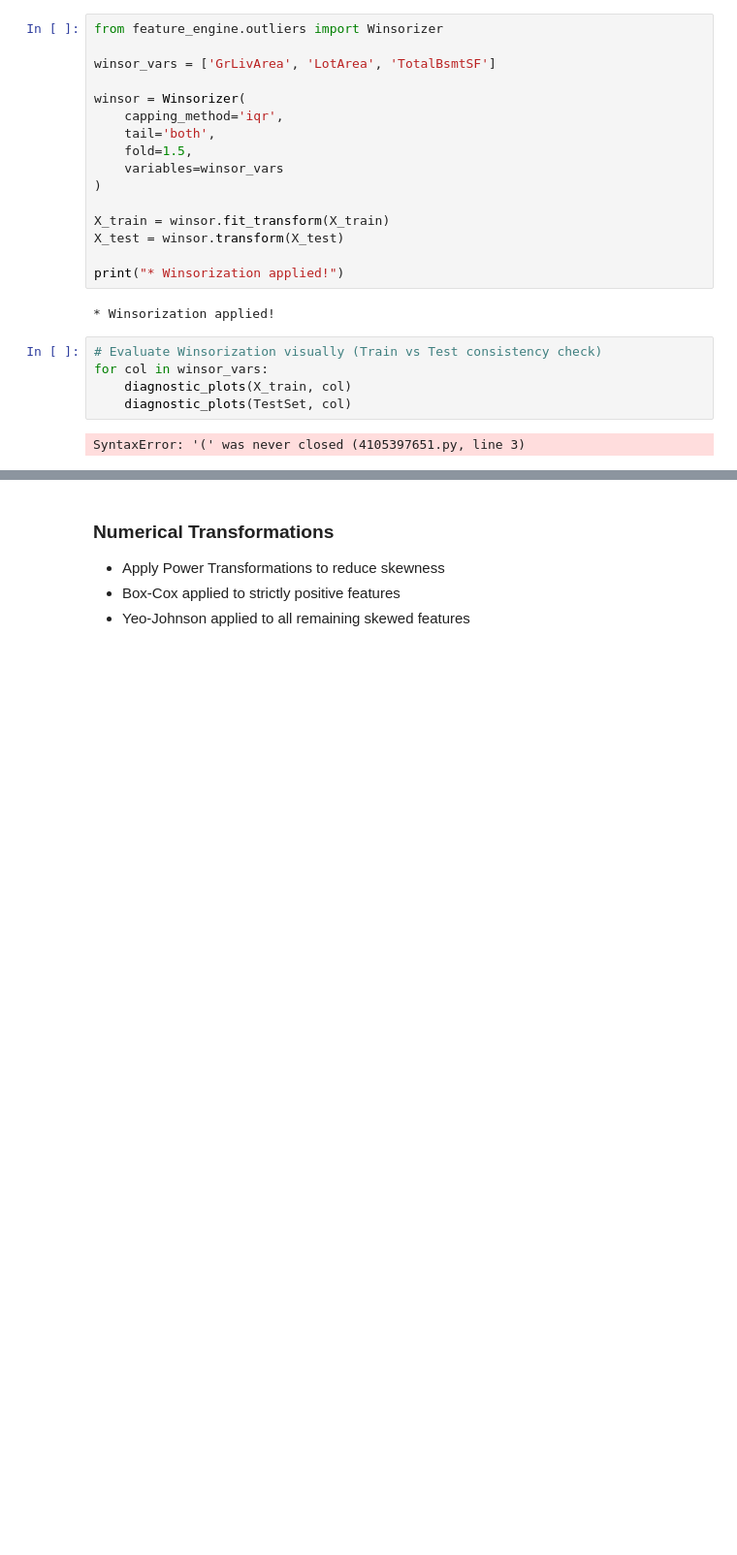
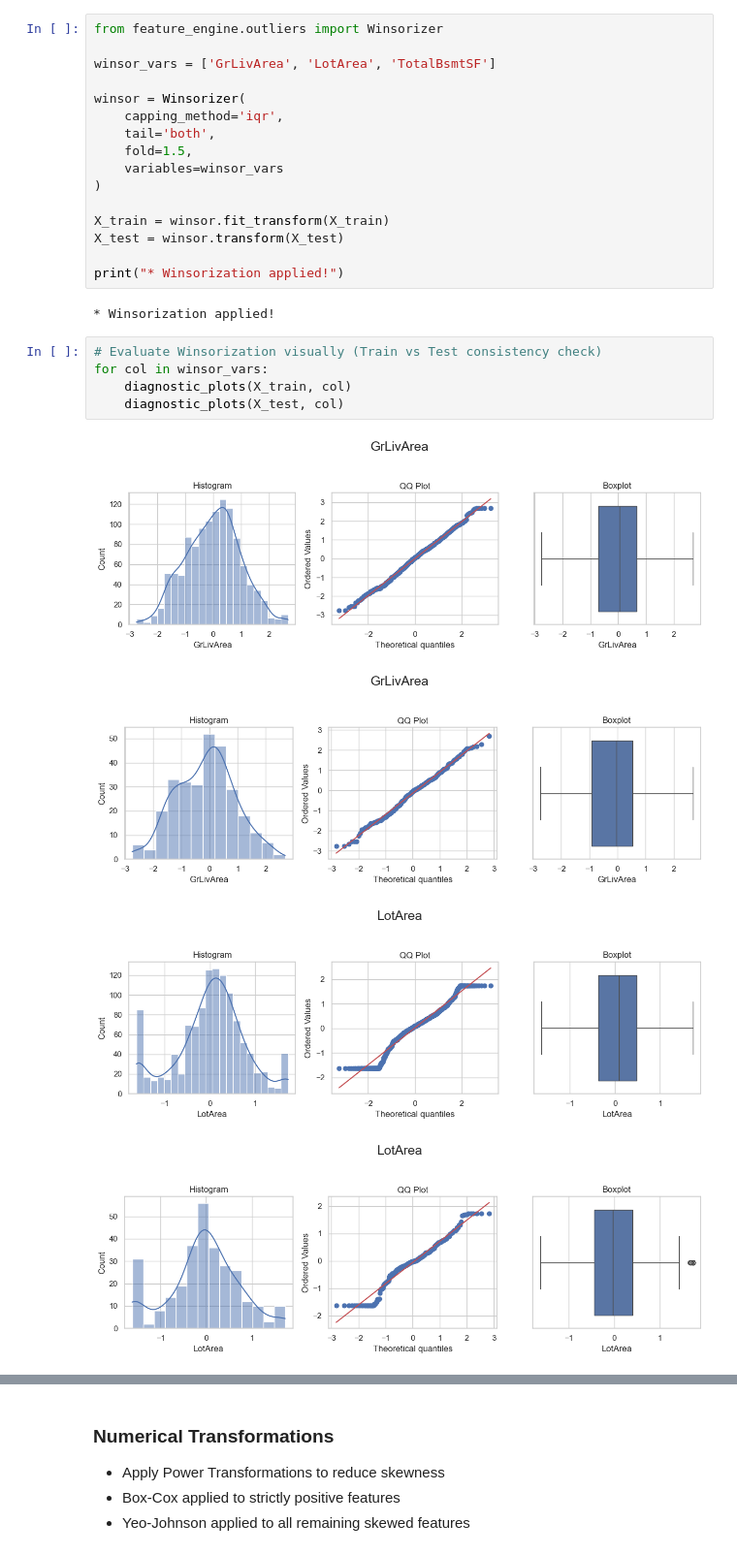
Before and after one commit to David5p/heritage-housing, a Jupyter notebook: jupyter_notebooks/FeatureEngineering.ipynb, the cells around one changed output, grey strips where cells are left out. Shown at 97% size. Saved outputs shown, nothing was run; the diff lists cells and outputs as text; blank space fills up the shorter version.

```diff
--- a/jupyter_notebooks/FeatureEngineering.ipynb
+++ b/jupyter_notebooks/FeatureEngineering.ipynb
@@ -280,7 +273,10 @@ print("* Winsorization applied!")
 # %%
 # Evaluate Winsorization visually (Train vs Test consistency check)
 for col in winsor_vars:
     diagnostic_plots(X_train, col)
-    diagnostic_plots(TestSet, col)
+    diagnostic_plots(X_test, col)
 # %% [output]
-SyntaxError: '(' was never closed (4105397651.py, line 3)
+[figure, added]
+[figure, added]
+[figure, added]
+[figure, added]
```
Also changed, not shown: parts of 14 cells of this notebook, 2 other files.
